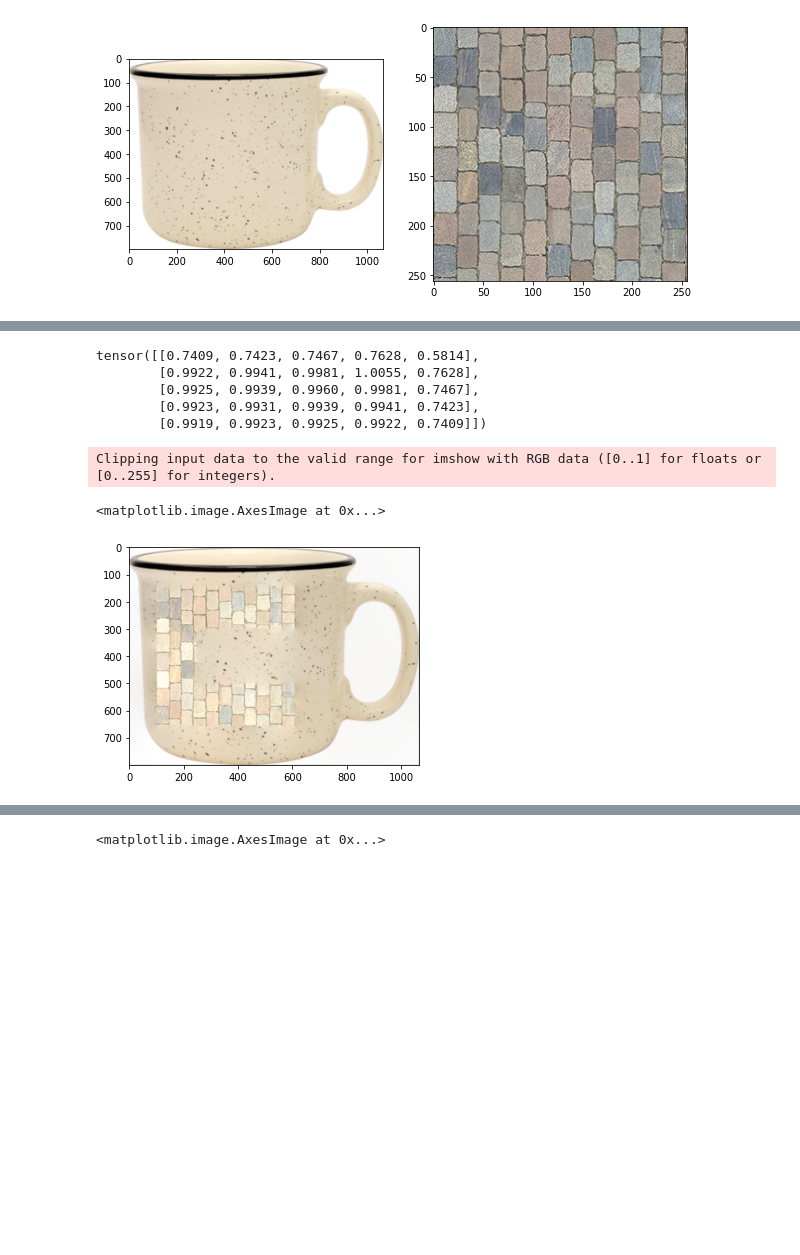
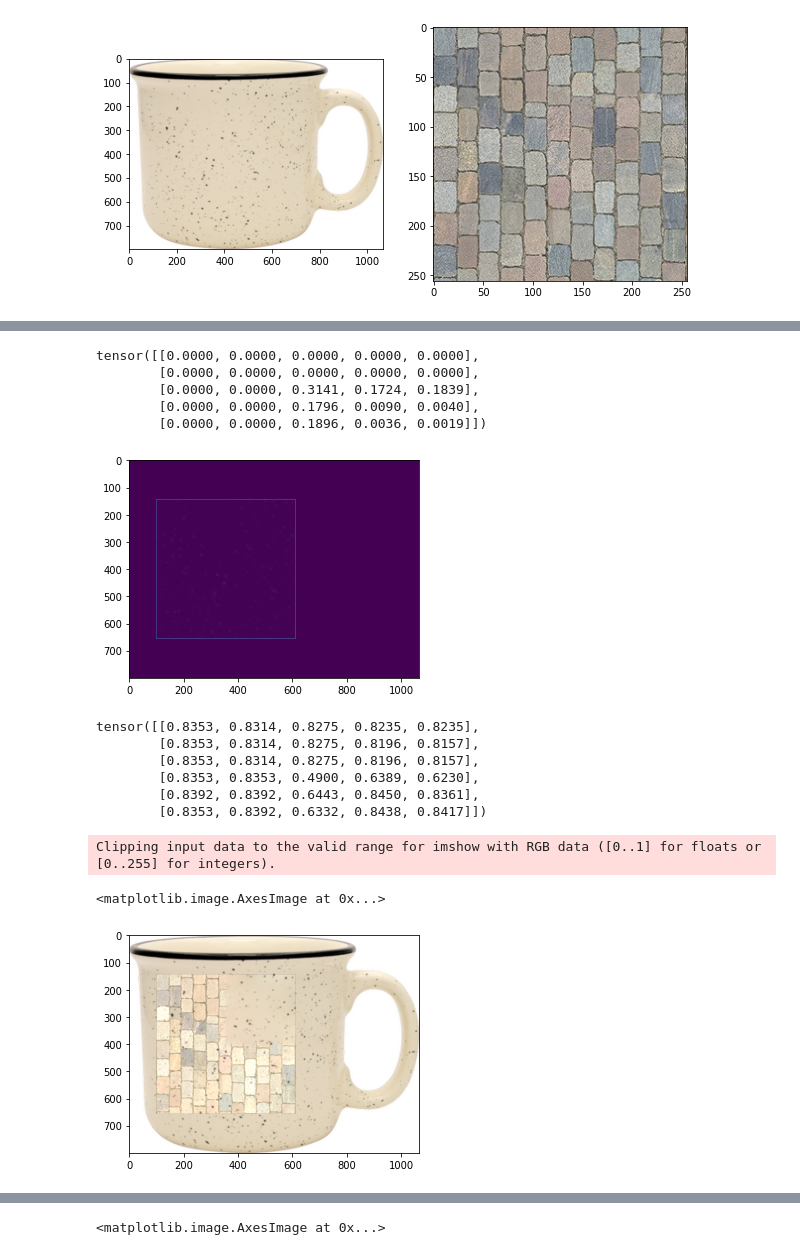
Before and after one commit to matt-baugh/pytorch-poisson-image-editing, a Jupyter notebook: examples.ipynb, the cells around one changed output, grey strips where cells are left out. Drawn from its saved outputs; the diff is of its cells as text; code cells hidden in the pictures; blank space fills up the shorter version.

```diff
--- a/examples.ipynb
+++ b/examples.ipynb
@@ -66,21 +65,35 @@ tensor(5.9605e-08) - tensor(0.0109) / tensor(0.0097) - tensor(0.4186)
 [figure]
-# %%
-res[0, :5, -5:]
-# %% [output]
-tensor([[0.7409, 0.7423, 0.7467, 0.7628, 0.5814],
-        [0.9922, 0.9941, 0.9981, 1.0055, 0.7628],
-        [0.9925, 0.9939, 0.9960, 0.9981, 0.7467],
-        [0.9923, 0.9931, 0.9939, 0.9941, 0.7423],
-        [0.9919, 0.9923, 0.9925, 0.9922, 0.7409]])
+# %%
+recon_diff = torch.abs(res - target).mean(0)
+
+plt.imshow(recon_diff)
+
+recon_diff[142:147, 98:103]
+# %% [output]
+tensor([[0.0000, 0.0000, 0.0000, 0.0000, 0.0000],
+        [0.0000, 0.0000, 0.0000, 0.0000, 0.0000],
+        [0.0000, 0.0000, 0.3141, 0.1724, 0.1839],
+        [0.0000, 0.0000, 0.1796, 0.0090, 0.0040],
+        [0.0000, 0.0000, 0.1896, 0.0036, 0.0019]])
+[figure, added]
+# %%
+res[0, 141:147, 98:103]
+# %% [output]
+tensor([[0.8353, 0.8314, 0.8275, 0.8235, 0.8235],
+        [0.8353, 0.8314, 0.8275, 0.8196, 0.8157],
+        [0.8353, 0.8314, 0.8275, 0.8196, 0.8157],
+        [0.8353, 0.8353, 0.4900, 0.6389, 0.6230],
+        [0.8392, 0.8392, 0.6443, 0.8450, 0.8361],
+        [0.8353, 0.8392, 0.6332, 0.8438, 0.8417]])
 # %%
-res = pietorch.blend(target, source, mask, False, channels_dim=0)
+res = pietorch.blend(target, source, mask, corner_coord, True, channels_dim=0)
 
 
 plt.imshow(torch.movedim(res, 0, -1))
 # %% [output]
 Clipping input data to the valid range for imshow with RGB data ([0..1] for floats or [0..255] for integers).
 <matplotlib.image.AxesImage at 0x...>
-[figure, old version]
+[figure, new version]
 # %%
 diff = torch.abs(res - target)
 print(torch.max(diff))
```
Also changed, not shown: parts of 4 cells of this notebook, 1 other file.
